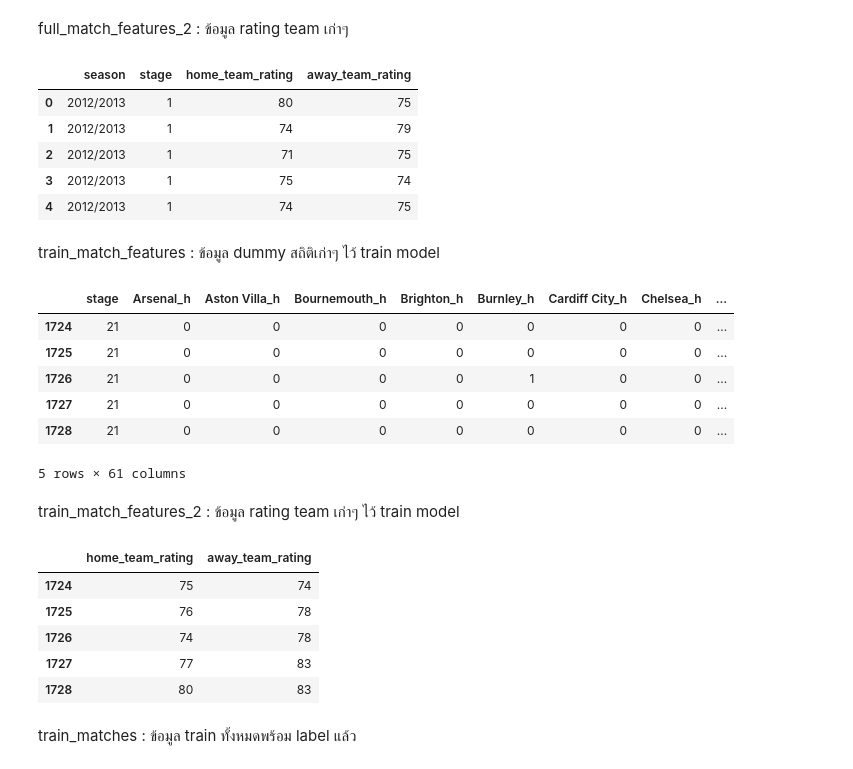
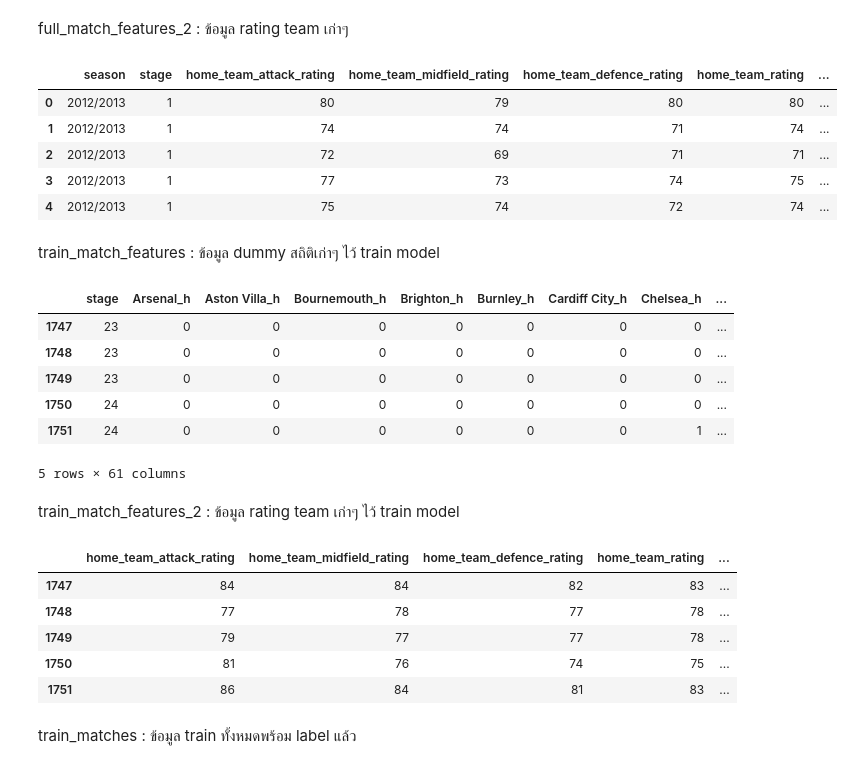
Before and after one commit to opalchonlapat/BabySoccer, a Jupyter notebook: EPL_weekly_predicting.ipynb, the cells around one changed output. Cells and saved outputs as stored; diff of their text form; code cells hidden in the pictures.

Commit message:
5th Edit
- Add other team rating (attack , midfield , defence rating), In the first had overall rating.

```diff
--- a/EPL_weekly_predicting.ipynb
+++ b/EPL_weekly_predicting.ipynb
@@ -364,8 +385,14 @@ team_rating = team_rating.rename(columns = {'team_name': 'home_team'})
 team_rating2 = team_rating2.rename(columns = {'team_name': 'away_team'})
 # %%
 full_matches = pd.merge(full_matches, team_rating, how='left', on=['season', 'home_team'])
+full_matches = full_matches.rename(columns = {'attack_rating': 'home_team_attack_rating'})
+full_matches = full_matches.rename(columns = {'midfield_rating': 'home_team_midfield_rating'})
+full_matches = full_matches.rename(columns = {'defence_rating': 'home_team_defence_rating'})
 full_matches = full_matches.rename(columns = {'team_rating': 'home_team_rating'})
 full_matches = pd.merge(full_matches, team_rating2, how='left', on=['season', 'away_team'])
+full_matches = full_matches.rename(columns = {'attack_rating': 'away_team_attack_rating'})
+full_matches = full_matches.rename(columns = {'midfield_rating': 'away_team_midfield_rating'})
+full_matches = full_matches.rename(columns = {'defence_rating': 'away_team_defence_rating'})
 full_matches = full_matches.rename(columns = {'team_rating': 'away_team_rating'})
 full_matches
 # %% [output]
@@ -411,16 +438,20 @@ full_match_features.head() # ข้อมูลสถิติเก่าๆ
 full_match_features_2 : ข้อมูล rating team เก่าๆ
 # %%
 # DataFrame team rating
-full_match_features_2 = pd.DataFrame(full_matches[['season', 'stage', 'home_team_rating', 'away_team_rating']])
+full_match_features_2 = pd.DataFrame(full_matches[['season', 'stage', 'home_team_attack_rating',
+       'home_team_midfield_rating', 'home_team_defence_rating',
+       'home_team_rating', 'away_team_attack_rating',
+       'away_team_midfield_rating', 'away_team_defence_rating',
+       'away_team_rating']])
 
 full_match_features_2.head() # ข้อมูล team rating
 # %% [output]
-|  | season | stage | home_team_rating | away_team_rating |
-| 0 | 2012/2013 | 1 | 80 | 75 |
-| 1 | 2012/2013 | 1 | 74 | 79 |
-| 2 | 2012/2013 | 1 | 71 | 75 |
-| 3 | 2012/2013 | 1 | 75 | 74 |
-| 4 | 2012/2013 | 1 | 74 | 75 |
+|  | season | stage | home_team_attack_rating | home_team_midfield_rating | home_team_defence_rating | home_team_rating | ... |
+| 0 | 2012/2013 | 1 | 80 | 79 | 80 | 80 | ... |
+| 1 | 2012/2013 | 1 | 74 | 74 | 71 | 74 | ... |
+| 2 | 2012/2013 | 1 | 72 | 69 | 71 | 71 | ... |
+| 3 | 2012/2013 | 1 | 77 | 73 | 74 | 75 | ... |
+| 4 | 2012/2013 | 1 | 75 | 74 | 72 | 74 | ... |
 # %%
 # Function to determine whether the highest prediction is for win/draw/lose
 
@@ -441,11 +472,11 @@ train_match_features.drop(['season'], axis=1, inplace=True)
 train_match_features.tail()
 # %% [output]
 |  | stage | Arsenal_h | Aston Villa_h | Bournemouth_h | Brighton_h | Burnley_h | Cardiff City_h | Chelsea_h | ... |
-| 1724 | 21 | 0 | 0 | 0 | 0 | 0 | 0 | 0 | ... |
-| 1725 | 21 | 0 | 0 | 0 | 0 | 0 | 0 | 0 | ... |
-| 1726 | 21 | 0 | 0 | 0 | 0 | 1 | 0 | 0 | ... |
-| 1727 | 21 | 0 | 0 | 0 | 0 | 0 | 0 | 0 | ... |
-| 1728 | 21 | 0 | 0 | 0 | 0 | 0 | 0 | 0 | ... |
+| 1747 | 23 | 0 | 0 | 0 | 0 | 0 | 0 | 0 | ... |
+| 1748 | 23 | 0 | 0 | 0 | 0 | 0 | 0 | 0 | ... |
+| 1749 | 23 | 0 | 0 | 0 | 0 | 0 | 0 | 0 | ... |
+| 1750 | 24 | 0 | 0 | 0 | 0 | 0 | 0 | 0 | ... |
+| 1751 | 24 | 0 | 0 | 0 | 0 | 0 | 0 | 1 | ... |
 5 rows × 61 columns
 # %% [markdown]
 train_match_features_2 : ข้อมูล rating team เก่าๆ ไว้ train model
@@ -456,12 +487,12 @@ train_match_features_2 = full_match_features_2.loc[:int(full_match_features.shap
 train_match_features_2.drop(['season', 'stage'], axis=1, inplace=True)
 train_match_features_2.tail()
 # %% [output]
-|  | home_team_rating | away_team_rating |
-| 1724 | 75 | 74 |
-| 1725 | 76 | 78 |
-| 1726 | 74 | 78 |
-| 1727 | 77 | 83 |
-| 1728 | 80 | 83 |
+|  | home_team_attack_rating | home_team_midfield_rating | home_team_defence_rating | home_team_rating | ... |
+| 1747 | 84 | 84 | 82 | 83 | ... |
+| 1748 | 77 | 78 | 77 | 78 | ... |
+| 1749 | 79 | 77 | 77 | 78 | ... |
+| 1750 | 81 | 76 | 74 | 75 | ... |
+| 1751 | 86 | 84 | 81 | 83 | ... |
 # %%
 # Get the target results for training
 
```
Also changed, not shown: parts of 27 cells of this notebook, 1 other file.
